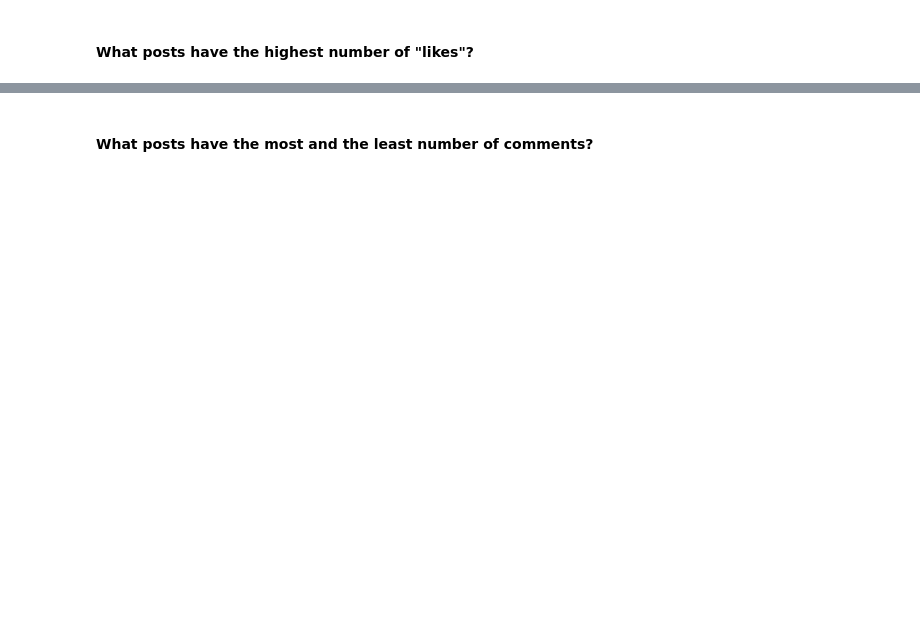
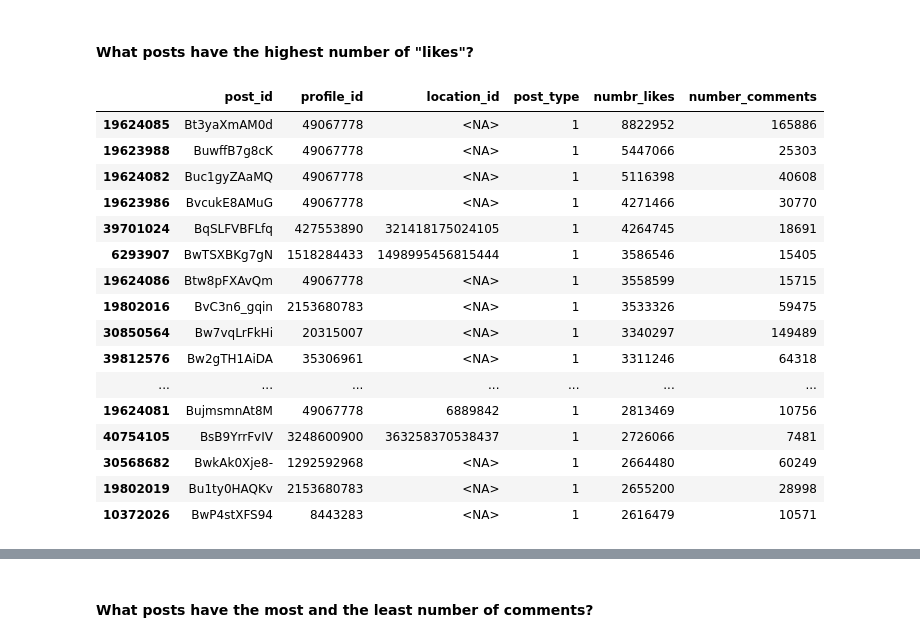
Before and after one commit to Prot10/ADM_HW_2, a Jupyter notebook: general.ipynb, the cells around one changed output, grey strips where cells are left out. Drawn from its saved outputs; the diff is of its cells as text; code cells hidden in the pictures; blank space fills up the shorter version.

```diff
--- a/general.ipynb
+++ b/general.ipynb
@@ -569,9 +571,26 @@ plt.grid()
 d_posts = posts.col(["profile_id", "location_id", "post_type", "numbr_likes", "number_comments", "post_id"], index=False)
 # %%
 #To print the top 20 most liked posts
-pop_posts = d_posts.sort_values(by=['numbr_likes'], ascending = False).head(20)
-# TODO: considera usare nlargest()
+pop_posts = d_posts.nlargest(20, ['numbr_likes'])
 pop_posts
+# %% [output]
+|  | post_id | profile_id | location_id | post_type | numbr_likes | number_comments |
+| 19624085 | Bt3yaXmAM0d | 49067778 | <NA> | 1 | 8822952 | 165886 |
+| 19623988 | BuwffB7g8cK | 49067778 | <NA> | 1 | 5447066 | 25303 |
+| 19624082 | Buc1gyZAaMQ | 49067778 | <NA> | 1 | 5116398 | 40608 |
+| 19623986 | BvcukE8AMuG | 49067778 | <NA> | 1 | 4271466 | 30770 |
+| 39701024 | BqSLFVBFLfq | 427553890 | 321418175024105 | 1 | 4264745 | 18691 |
+| 6293907 | BwTSXBKg7gN | 1518284433 | 1498995456815444 | 1 | 3586546 | 15405 |
+| 19624086 | Btw8pFXAvQm | 49067778 | <NA> | 1 | 3558599 | 15715 |
+| 19802016 | BvC3n6_gqin | 2153680783 | <NA> | 1 | 3533326 | 59475 |
+| 30850564 | Bw7vqLrFkHi | 20315007 | <NA> | 1 | 3340297 | 149489 |
+| 39812576 | Bw2gTH1AiDA | 35306961 | <NA> | 1 | 3311246 | 64318 |
+| ... | ... | ... | ... | ... | ... | ... |
+| 19624081 | BujmsmnAt8M | 49067778 | 6889842 | 1 | 2813469 | 10756 |
+| 40754105 | BsB9YrrFvIV | 3248600900 | 363258370538437 | 1 | 2726066 | 7481 |
+| 30568682 | BwkAk0Xje8- | 1292592968 | <NA> | 1 | 2664480 | 60249 |
+| 19802019 | Bu1ty0HAQKv | 2153680783 | <NA> | 1 | 2655200 | 28998 |
+| 10372026 | BwP4stXFS94 | 8443283 | <NA> | 1 | 2616479 | 10571 |
 # %%
 #Plot
 plt.rcParams['figure.figsize'] = [8,6]
```
Also changed, not shown: parts of 16 cells of this notebook, 1 other file.
